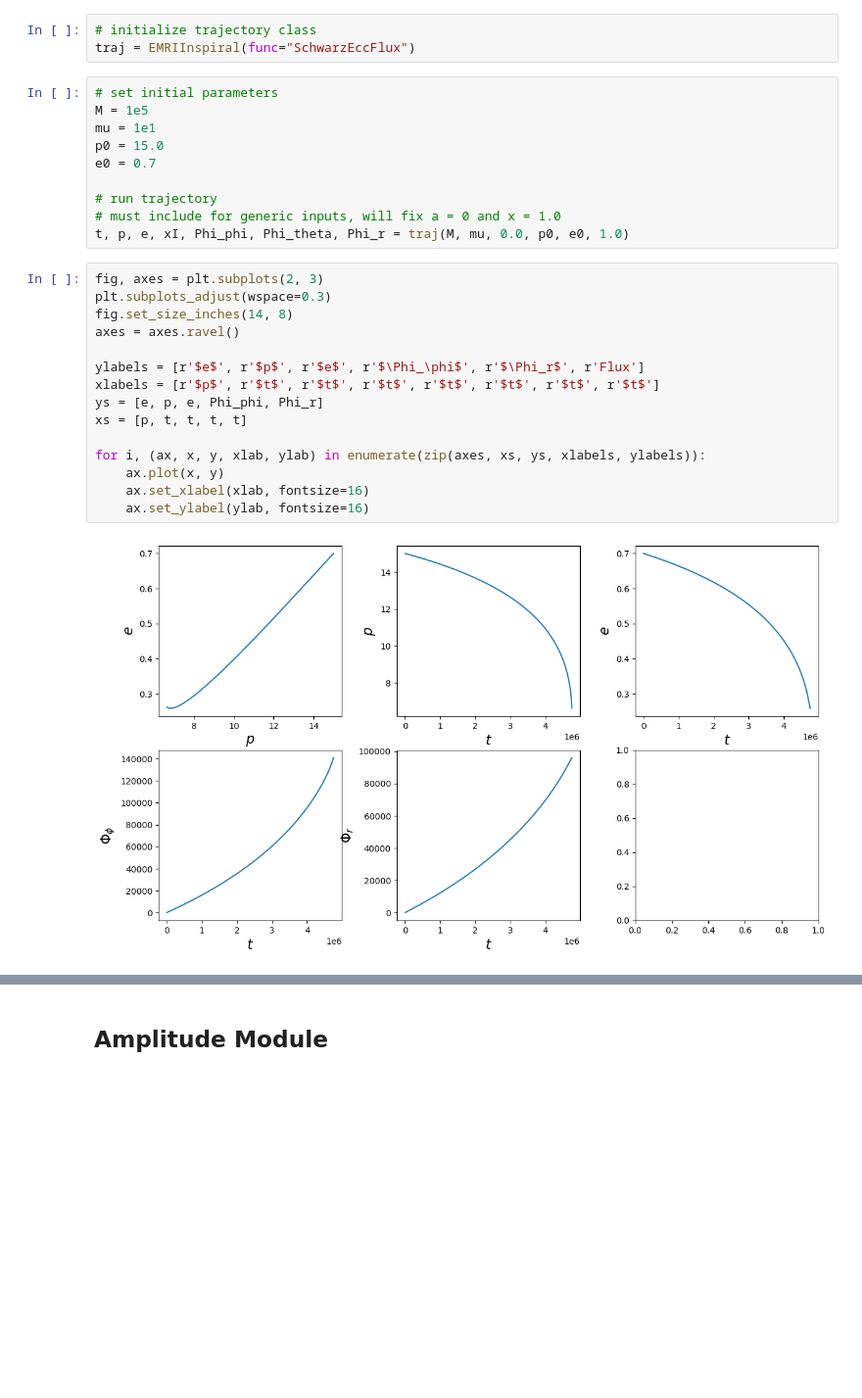
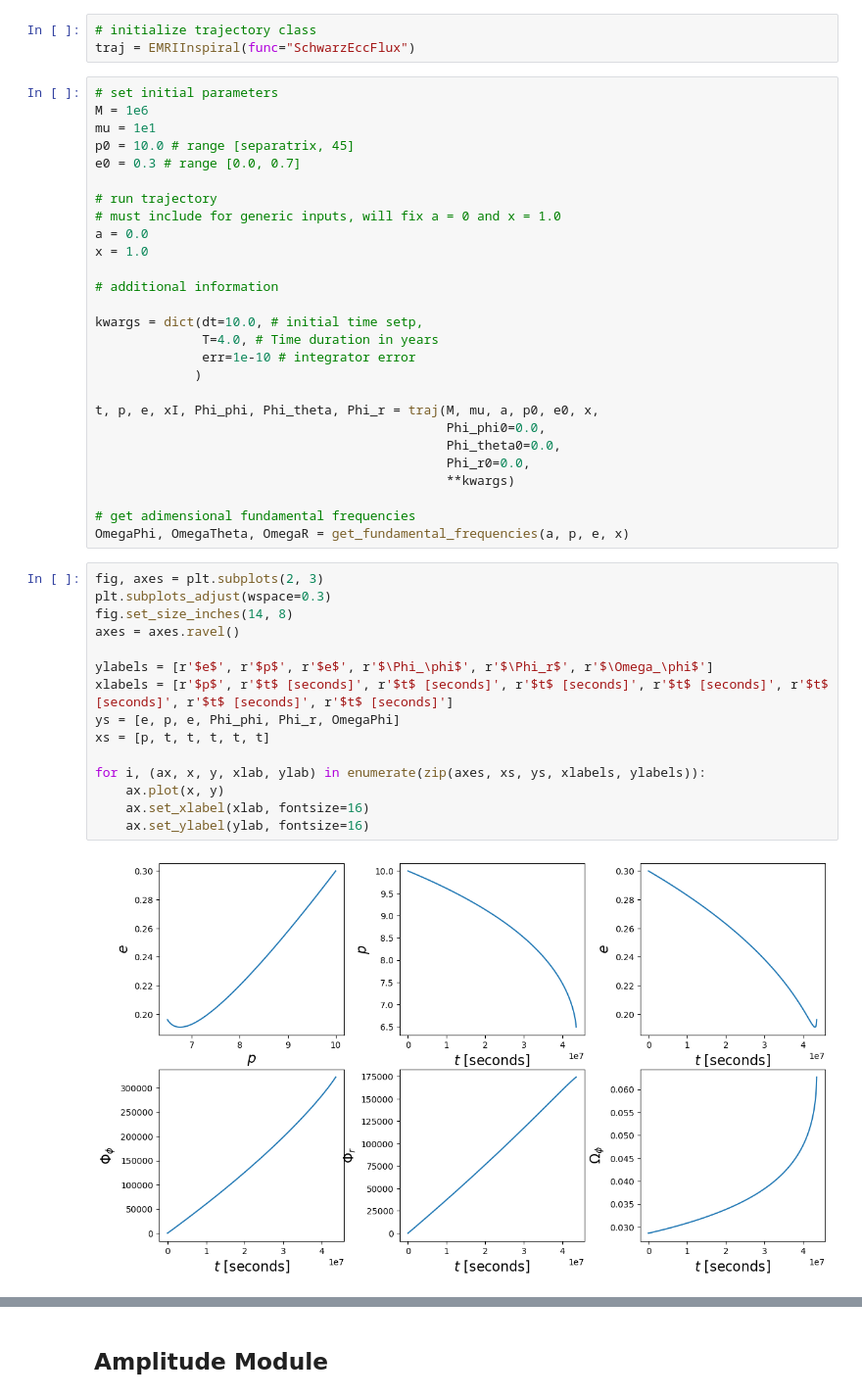
Before and after one commit to lorenzsp/GRAPPA_EMRI_tutorial, a Jupyter notebook: Grappa_tutorial.ipynb, the cells around one changed output, grey strips where cells are left out. Shown at 98% size. Saved outputs shown, nothing was run; the diff lists cells and outputs as text; blank space fills up the shorter version.

```diff
--- a/Grappa_tutorial.ipynb
+++ b/Grappa_tutorial.ipynb
@@ -405,28 +162,45 @@ with inputs $M, \mu, p_0, e_0, \iota_0, \Phi_{\phi0}, \Phi_{\theta0}, \Phi_{r 0}
 traj = EMRIInspiral(func="SchwarzEccFlux")
 # %%
 # set initial parameters
-M = 1e5
+M = 1e6
 mu = 1e1
-p0 = 15.0
-e0 = 0.7
+p0 = 10.0 # range [separatrix, 45]
+e0 = 0.3 # range [0.0, 0.7]
 
 # run trajectory
 # must include for generic inputs, will fix a = 0 and x = 1.0
-t, p, e, xI, Phi_phi, Phi_theta, Phi_r = traj(M, mu, 0.0, p0, e0, 1.0)
+a = 0.0
+x = 1.0
+
+# additional information
+
+kwargs = dict(dt=10.0, # initial time setp,
+              T=4.0, # Time duration in years
+              err=1e-10 # integrator error
+             )
+
+t, p, e, xI, Phi_phi, Phi_theta, Phi_r = traj(M, mu, a, p0, e0, x,
+                                              Phi_phi0=0.0,
+                                              Phi_theta0=0.0,
+                                              Phi_r0=0.0,
+                                              **kwargs)
+
+# get adimensional fundamental frequencies
+OmegaPhi, OmegaTheta, OmegaR = get_fundamental_frequencies(a, p, e, x)
 # %%
 fig, axes = plt.subplots(2, 3)
 plt.subplots_adjust(wspace=0.3)
 fig.set_size_inches(14, 8)
 axes = axes.ravel()
 
-ylabels = [r'$e$', r'$p$', r'$e$', r'$\Phi_\phi$', r'$\Phi_r$', r'Flux']
-xlabels = [r'$p$', r'$t$', r'$t$', r'$t$', r'$t$', r'$t$', r'$t$', r'$t$']
-ys = [e, p, e, Phi_phi, Phi_r]
-xs = [p, t, t, t, t]
+ylabels = [r'$e$', r'$p$', r'$e$', r'$\Phi_\phi$', r'$\Phi_r$', r'$\Omega_\phi$']
+xlabels = [r'$p$', r'$t$ [seconds]', r'$t$ [seconds]', r'$t$ [seconds]', r'$t$ [seconds]', r'$t$ [seconds]', r'$t$ [seconds]', r'$t$ [seconds]']
+ys = [e, p, e, Phi_phi, Phi_r, OmegaPhi]
+xs = [p, t, t, t, t, t]
 
 for i, (ax, x, y, xlab, ylab) in enumerate(zip(axes, xs, ys, xlabels, ylabels)):
     ax.plot(x, y)
     ax.set_xlabel(xlab, fontsize=16)
     ax.set_ylabel(ylab, fontsize=16)
 # %% [output]
-[figure, old version]
+[figure, new version]
```
Also changed, not shown: parts of 86 cells of this notebook, 2 other files.
